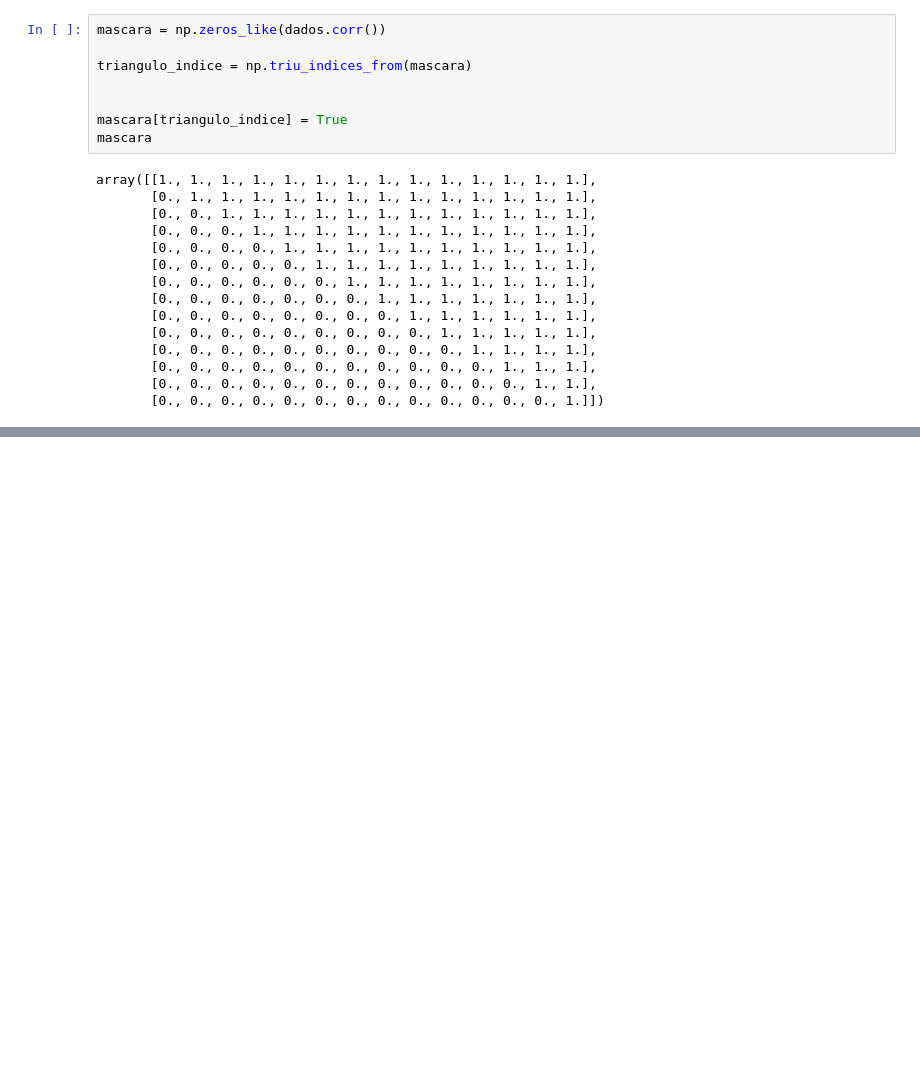
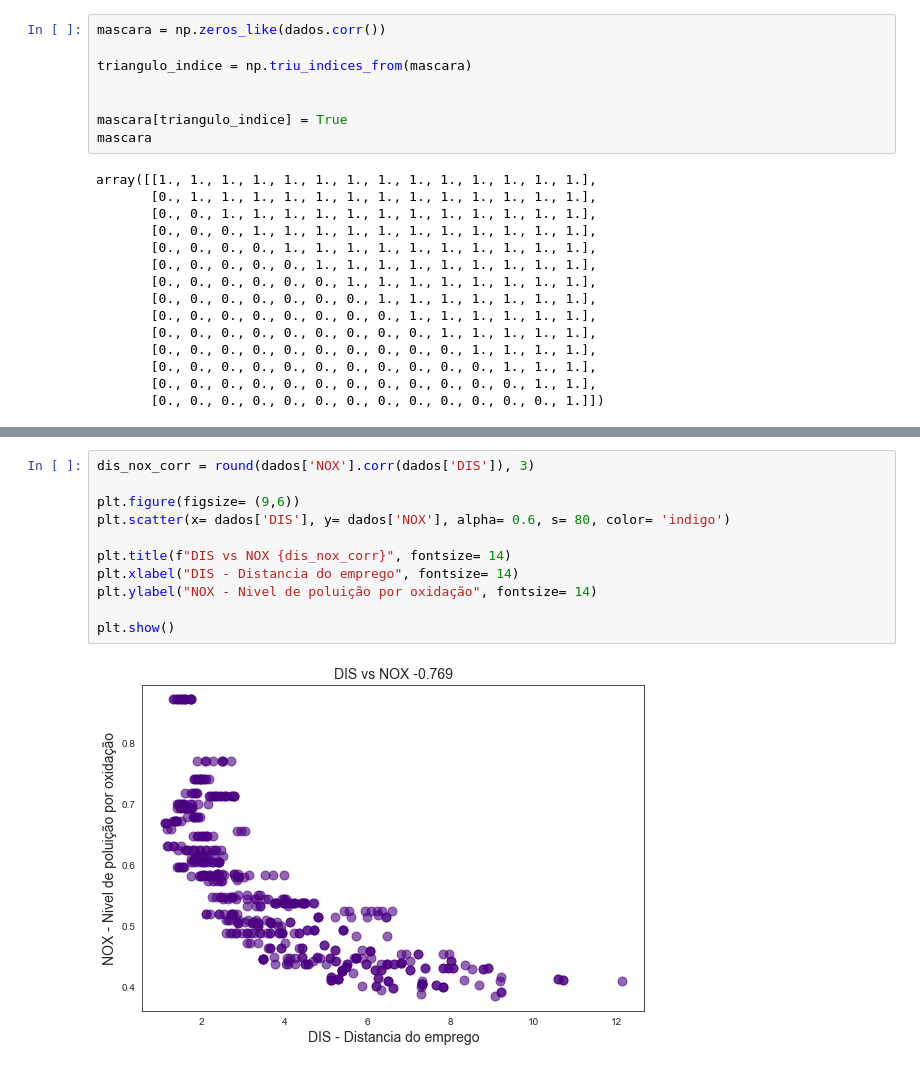
Before and after one commit to jhonatacaiob/Bootcamp-Data-Science, a Jupyter notebook: Secao-5/Regressão multivariável.ipynb, the cells around one changed output, grey strips where cells are left out. Saved outputs shown, nothing was run; the diff lists cells and outputs as text; blank space fills up the shorter version.

```diff
--- a/Secao-5/Regressão multivariável.ipynb
+++ b/Secao-5/Regressão multivariável.ipynb
@@ -430,0 +431,13 @@ plt.show()
+# %%
+dis_nox_corr = round(dados['NOX'].corr(dados['DIS']), 3)
+
+plt.figure(figsize= (9,6))
+plt.scatter(x= dados['DIS'], y= dados['NOX'], alpha= 0.6, s= 80, color= 'indigo')
+
+plt.title(f"DIS vs NOX {dis_nox_corr}", fontsize= 14)
+plt.xlabel("DIS - Distancia do emprego", fontsize= 14)
+plt.ylabel("NOX - Nivel de poluição por oxidação", fontsize= 14)
+
+plt.show()
+# %% [output]
+[figure, added]
```
Also changed, not shown: parts of 5 cells of this notebook.
